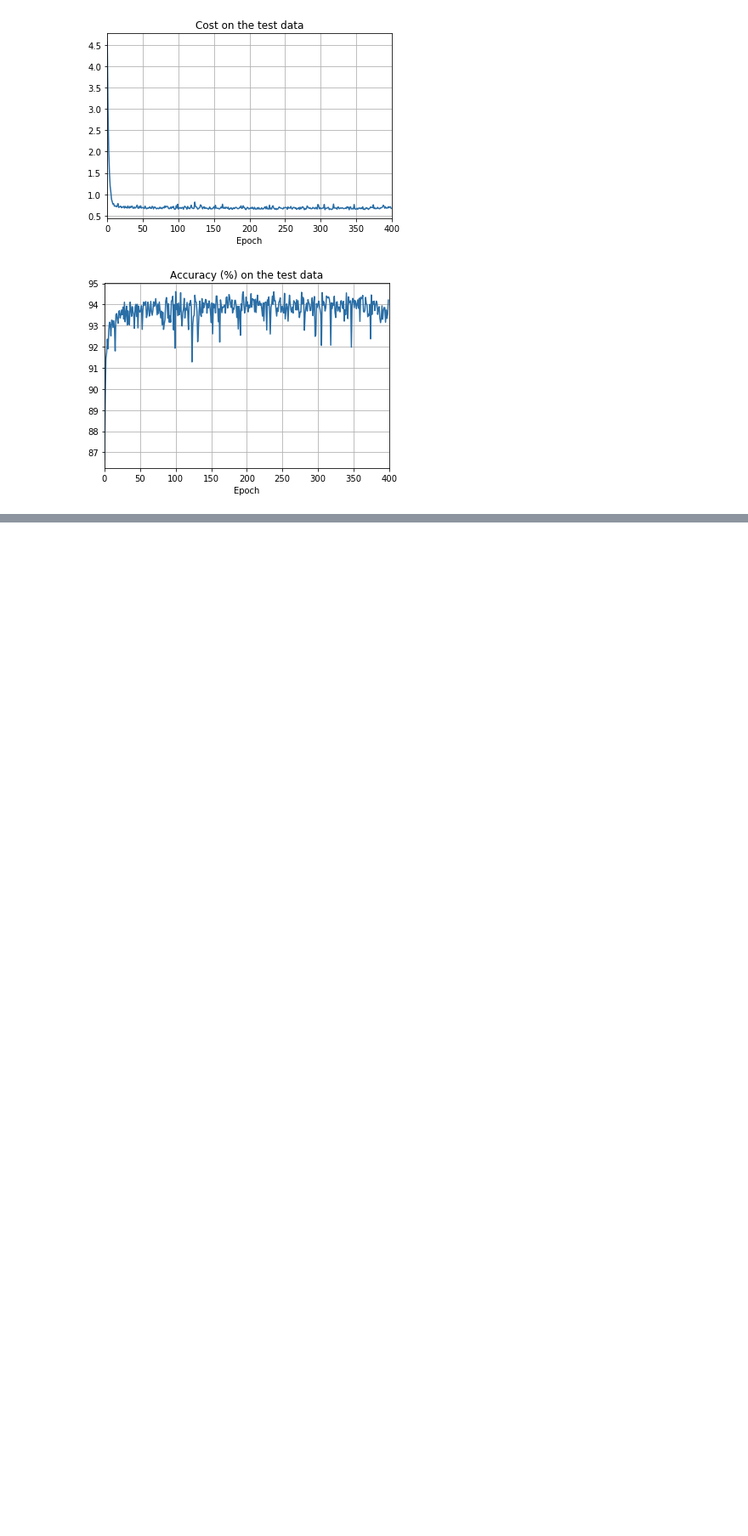
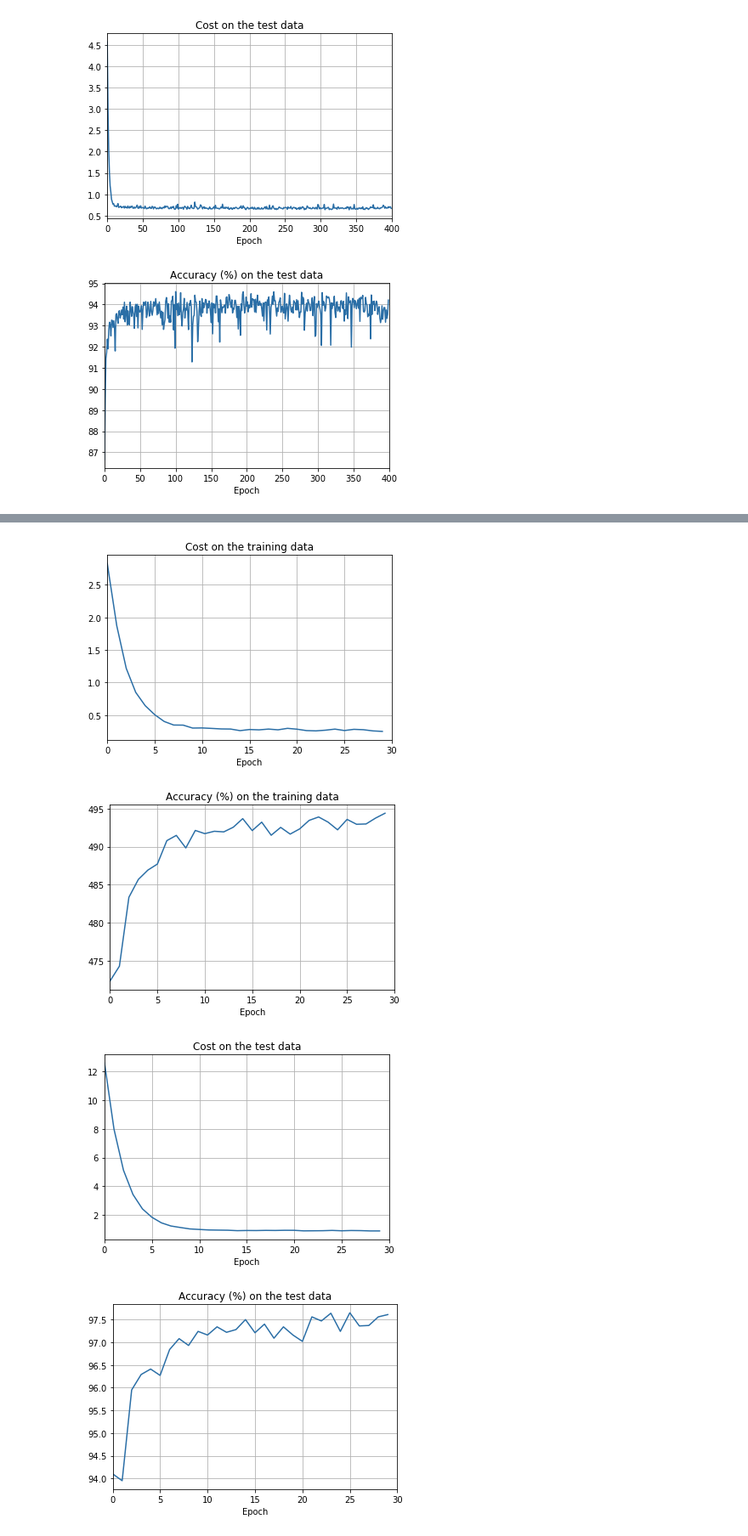
Before and after one commit to kauser-cse-buet/NN_PROJECT_2, a Jupyter notebook: neural-networks-and-deep-learning-master/src/week_1_solution_11_12.ipynb, the cells around one changed output, grey strips where cells are left out. Shown: that part at 85% size. Cells and saved outputs as stored; diff of their text form; code cells hidden in the pictures; blank space fills up the shorter version.

```diff
--- a/neural-networks-and-deep-learning-master/src/week_1_solution_11_12.ipynb
+++ b/neural-networks-and-deep-learning-master/src/week_1_solution_11_12.ipynb
@@ -63,10 +63,11 @@ plot_helper.plot_test_accuracy(num_epochs=epochs, test_accuracy=evaluation_accur
 [figure]
 [figure]
 # %%
-net2_all_train = network2.Network([784, 30, 10], cost=network2.CrossEntropyCost)
+import network2
+net2_all_train = network2.Network([784, 100, 10], cost=network2.CrossEntropyCost)
 net2_all_train.large_weight_initializer()
 
-epochs = 400
+epochs = 30
 
 evaluation_cost_all_train, evaluation_accuracy_all_train, training_cost_all_train, training_accuracy_all_train = net2_all_train.SGD(
     training_data,
@@ -103,0 +102,12 @@ Accuracy on evaluation data: 9595 / 10000
+# %%
+import plot_helper
+plot_helper.plot_training_cost(num_epochs=epochs, training_cost=training_cost_all_train, training_cost_xmin=0)
+plot_helper.plot_training_accuracy(num_epochs=epochs, training_accuracy=training_accuracy_all_train, training_accuracy_xmin=0, training_set_size=10000)
+
+plot_helper.plot_test_cost(num_epochs=epochs, test_cost=evaluation_cost_all_train, test_cost_xmin=0)
+plot_helper.plot_test_accuracy(num_epochs=epochs, test_accuracy=evaluation_accuracy_all_train, test_accuracy_xmin=0)
+# %% [output]
+[figure, added]
+[figure, added]
+[figure, added]
+[figure, added]
```
Also changed, not shown: parts of 2 cells of this notebook, 27 other files.
